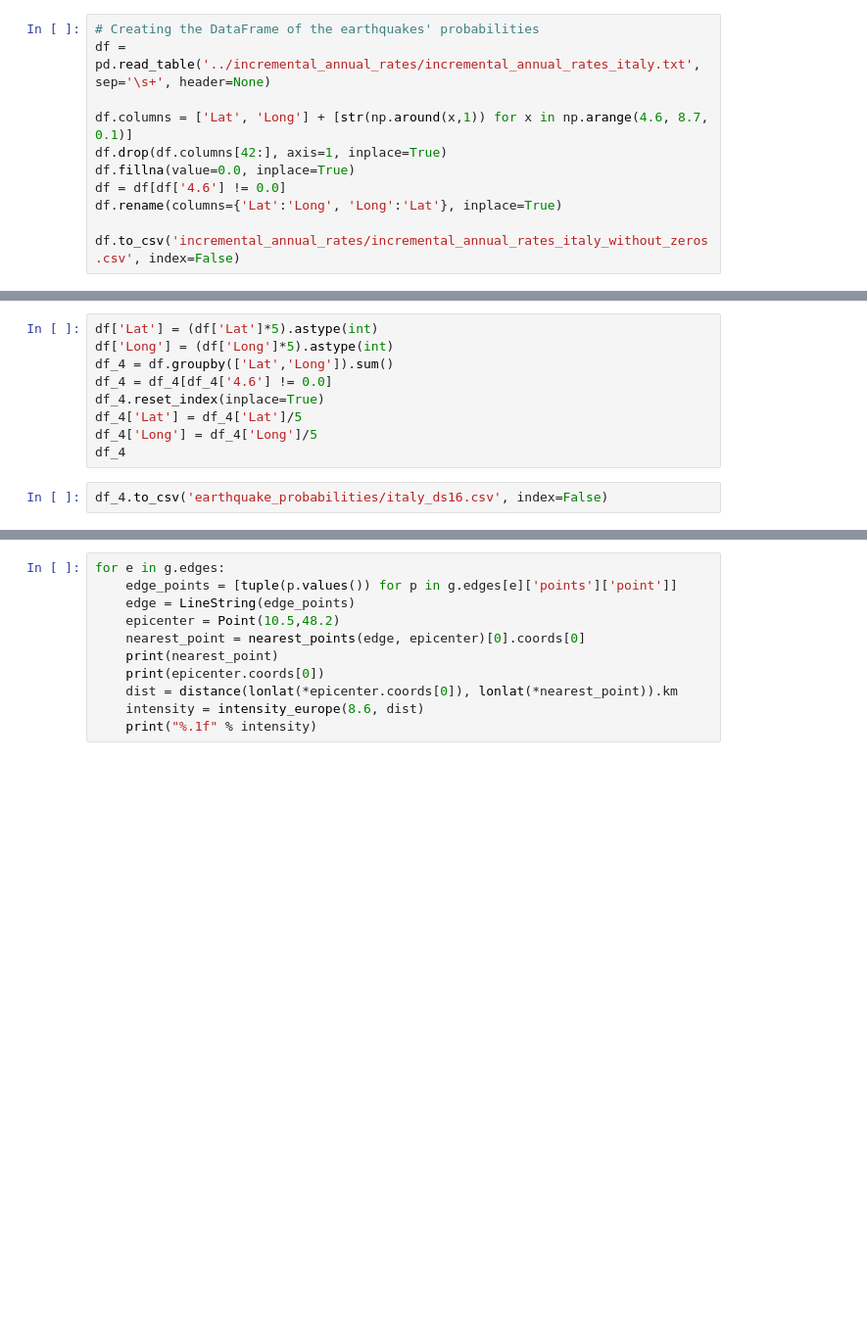
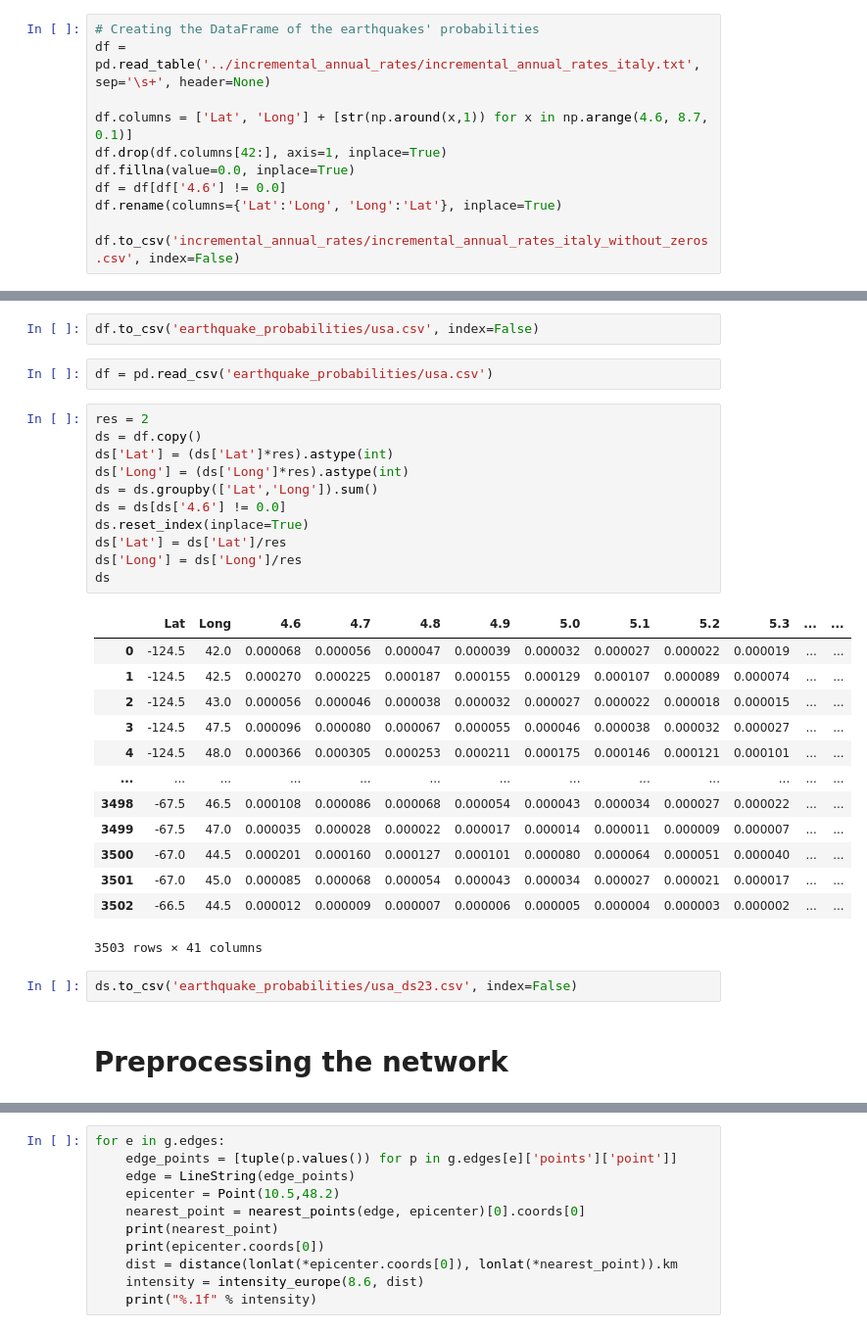
Before and after one commit to revpeter/fradir_ilp, a Jupyter notebook: FRADIR-3.ipynb, the cells around one changed output, grey strips where cells are left out. Shown: that part at 98% size. Drawn from its saved outputs; the diff is of its cells as text; blank space fills up the shorter version.

Commit message:
New networks

```diff
--- a/FRADIR-3.ipynb
+++ b/FRADIR-3.ipynb
@@ -28,11 +52,33 @@ df.head(2)
+# %%
+df.to_csv('earthquake_probabilities/usa.csv', index=False)
+# %%
+df = pd.read_csv('earthquake_probabilities/usa.csv')
 # %%
-df['Lat'] = (df['Lat']*5).astype(int)
-df['Long'] = (df['Long']*5).astype(int)
-df_4 = df.groupby(['Lat','Long']).sum()
-df_4 = df_4[df_4['4.6'] != 0.0]
-df_4.reset_index(inplace=True)
-df_4['Lat'] = df_4['Lat']/5
-df_4['Long'] = df_4['Long']/5
-df_4
+res = 2
+ds = df.copy()
+ds['Lat'] = (ds['Lat']*res).astype(int)
+ds['Long'] = (ds['Long']*res).astype(int)
+ds = ds.groupby(['Lat','Long']).sum()
+ds = ds[ds['4.6'] != 0.0]
+ds.reset_index(inplace=True)
+ds['Lat'] = ds['Lat']/res
+ds['Long'] = ds['Long']/res
+ds
+# %% [output]
+|  | Lat | Long | 4.6 | 4.7 | 4.8 | 4.9 | 5.0 | 5.1 | 5.2 | 5.3 | ... | ... |
+| 0 | -124.5 | 42.0 | 0.000068 | 0.000056 | 0.000047 | 0.000039 | 0.000032 | 0.000027 | 0.000022 | 0.000019 | ... | ... |
+| 1 | -124.5 | 42.5 | 0.000270 | 0.000225 | 0.000187 | 0.000155 | 0.000129 | 0.000107 | 0.000089 | 0.000074 | ... | ... |
+| 2 | -124.5 | 43.0 | 0.000056 | 0.000046 | 0.000038 | 0.000032 | 0.000027 | 0.000022 | 0.000018 | 0.000015 | ... | ... |
+| 3 | -124.5 | 47.5 | 0.000096 | 0.000080 | 0.000067 | 0.000055 | 0.000046 | 0.000038 | 0.000032 | 0.000027 | ... | ... |
+| 4 | -124.5 | 48.0 | 0.000366 | 0.000305 | 0.000253 | 0.000211 | 0.000175 | 0.000146 | 0.000121 | 0.000101 | ... | ... |
+| ... | ... | ... | ... | ... | ... | ... | ... | ... | ... | ... | ... | ... |
+| 3498 | -67.5 | 46.5 | 0.000108 | 0.000086 | 0.000068 | 0.000054 | 0.000043 | 0.000034 | 0.000027 | 0.000022 | ... | ... |
+| 3499 | -67.5 | 47.0 | 0.000035 | 0.000028 | 0.000022 | 0.000017 | 0.000014 | 0.000011 | 0.000009 | 0.000007 | ... | ... |
+| 3500 | -67.0 | 44.5 | 0.000201 | 0.000160 | 0.000127 | 0.000101 | 0.000080 | 0.000064 | 0.000051 | 0.000040 | ... | ... |
+| 3501 | -67.0 | 45.0 | 0.000085 | 0.000068 | 0.000054 | 0.000043 | 0.000034 | 0.000027 | 0.000021 | 0.000017 | ... | ... |
+| 3502 | -66.5 | 44.5 | 0.000012 | 0.000009 | 0.000007 | 0.000006 | 0.000005 | 0.000004 | 0.000003 | 0.000002 | ... | ... |
+3503 rows × 41 columns
 # %%
-df_4.to_csv('earthquake_probabilities/italy_ds16.csv', index=False)
+ds.to_csv('earthquake_probabilities/usa_ds23.csv', index=False)
+# %% [markdown]
+# Preprocessing the network
```
Also changed, not shown: parts of 20 cells of this notebook, 16 other files.
